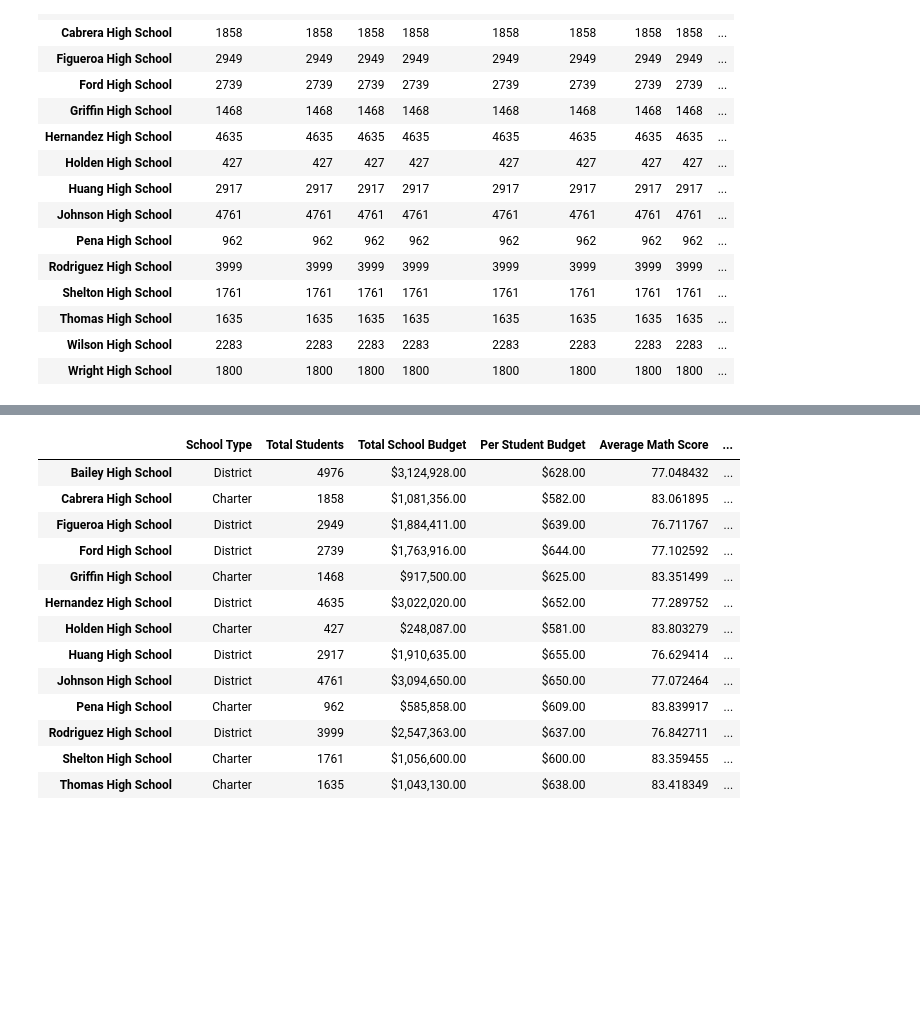
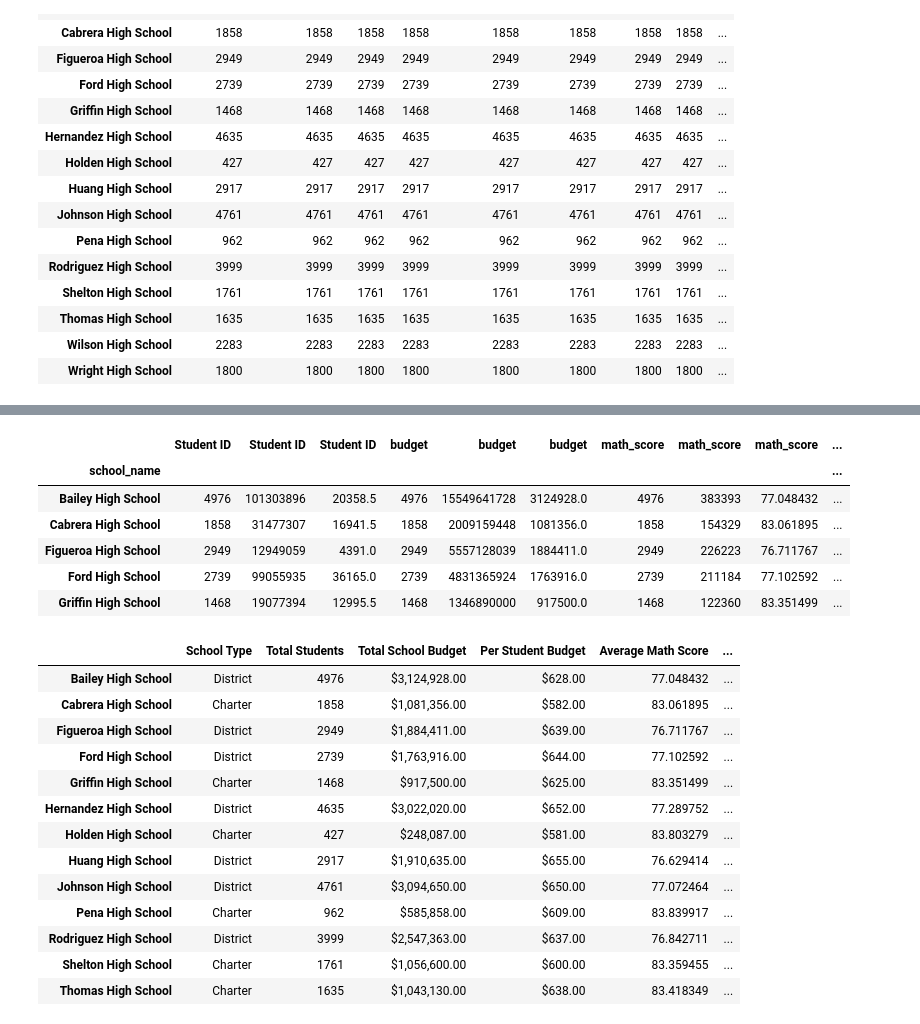
Before and after one commit to llhabers/pandas-challenge, a Jupyter notebook: PyCitySchools/PyCitySchools_starter.ipynb, the cells around one changed output, grey strips where cells are left out. Cells and saved outputs as stored; diff of their text form; code cells hidden in the pictures; blank space fills up the shorter version.

```diff
--- a/PyCitySchools/PyCitySchools_starter.ipynb
+++ b/PyCitySchools/PyCitySchools_starter.ipynb
@@ -295,0 +324,4 @@ grouped_school_name.mean()
+# %%
+CT = grouped_school_name.count()
+CT.rename(columns={})
+CT
@@ -295,0 +346,3 @@ grouped_school_name.mean()
+# %%
+SM = grouped_school_name.sum()
+SM
@@ -295,0 +367,3 @@ grouped_school_name.mean()
+# %%
+MN = grouped_school_name.mean()
+MN
@@ -295,0 +398,3 @@ grouped_school_name.mean()
+# %%
+sample_joined_df = pd.concat([CT, SM, MN], axis=1, join='outer')
+sample_joined_df.head()
@@ -296,3 +410,14 @@ grouped_school_name.mean()
+# %%
+reduced_sample = sample_joined_df[["Student ID", "budget", "math_score", "reading_score"]]
+reduced_sample.head()
+# %% [output]
+|  | Student ID | Student ID | Student ID | budget | budget | budget | math_score | math_score | math_score | ... |
+| school_name |  |  |  |  |  |  |  |  |  | ... |
+| Bailey High School | 4976 | 101303896 | 20358.5 | 4976 | 15549641728 | 3124928.0 | 4976 | 383393 | 77.048432 | ... |
+| Cabrera High School | 1858 | 31477307 | 16941.5 | 1858 | 2009159448 | 1081356.0 | 1858 | 154329 | 83.061895 | ... |
+| Figueroa High School | 2949 | 12949059 | 4391.0 | 2949 | 5557128039 | 1884411.0 | 2949 | 226223 | 76.711767 | ... |
+| Ford High School | 2739 | 99055935 | 36165.0 | 2739 | 4831365924 | 1763916.0 | 2739 | 211184 | 77.102592 | ... |
+| Griffin High School | 1468 | 19077394 | 12995.5 | 1468 | 1346890000 | 917500.0 | 1468 | 122360 | 83.351499 | ... |
 # %%
 # %% [output]
 |  | School Type | Total Students | Total School Budget | Per Student Budget | Average Math Score | ... |
```
Also changed, not shown: parts of 14 cells of this notebook.
